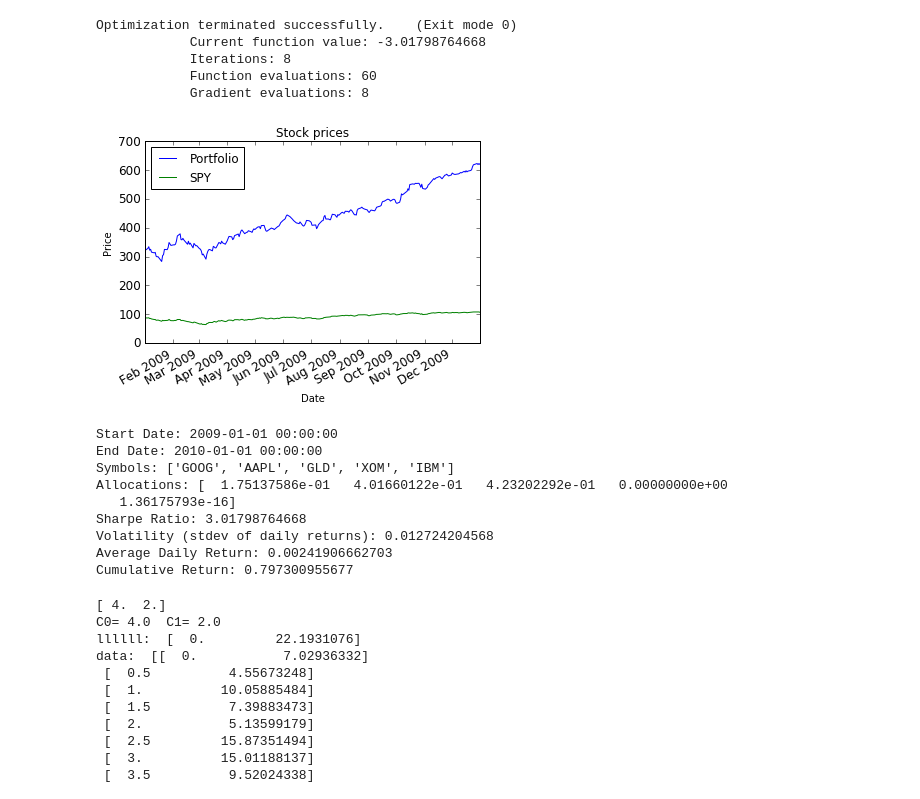
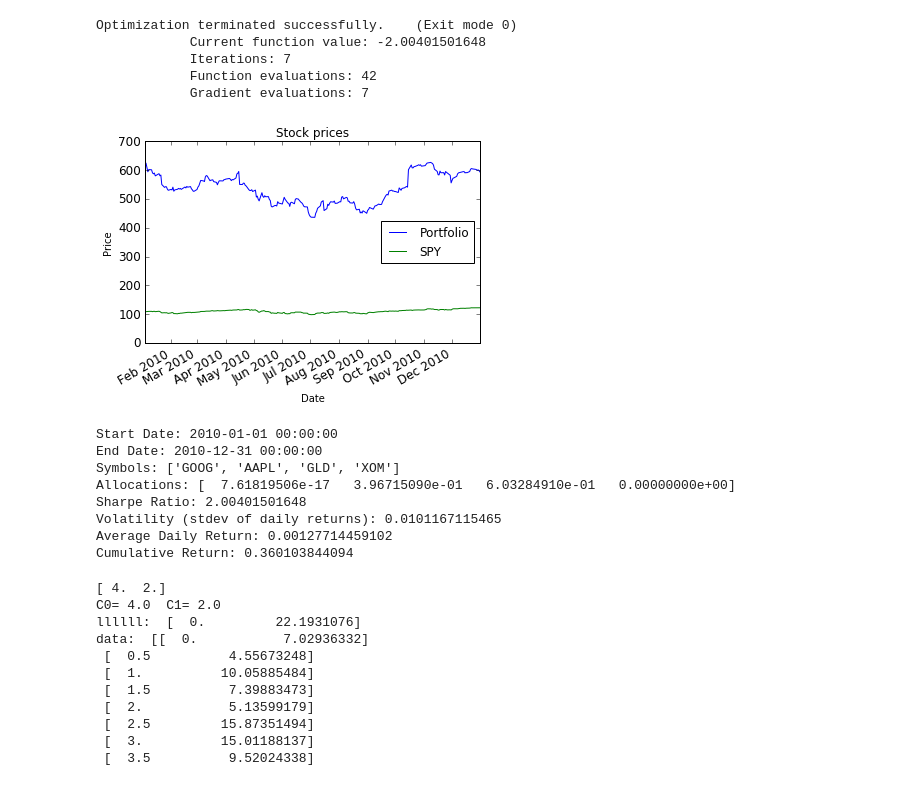
Before and after one commit to unijoy/ML4T_2017Spring, a Jupyter notebook: mc1p2_optimize_portfolio/mc1p2_optimize_portfolio.ipynb, the cells around one changed output. Saved outputs shown, nothing was run; the diff lists cells and outputs as text; code cells hidden in the pictures.

```diff
--- a/mc1p2_optimize_portfolio/mc1p2_optimize_portfolio.ipynb
+++ b/mc1p2_optimize_portfolio/mc1p2_optimize_portfolio.ipynb
@@ -65,8 +65,9 @@ def optimize_portfolio(sd=dt.datetime(2008,1,1), ed=dt.datetime(2009,1,1), \
 
     import scipy.optimize as spo
 
-    def min_sharpe(data,error_func):
-        allocs = np.asarray([0.2, 0.2, 0.3, 0.3, 0.0])
+    def min_sharpe(syms,data,error_func):
+        # Init the allocations for the optimal portfolio
+        allocs = [0.1 for x in syms]
 
         #Says one minus the sum of all variables must be zero
         cons = ({'type': 'eq', 'fun': lambda x:  1 - sum(x)})
@@ -82,12 +83,7 @@ def optimize_portfolio(sd=dt.datetime(2008,1,1), ed=dt.datetime(2009,1,1), \
     prices_all = get_data(syms, dates)  # automatically adds SPY
     prices = prices_all[syms]  # only portfolio symbols
     prices_SPY = prices_all['SPY']  # only SPY, for comparison later
-
-    # find the allocations for the optimal portfolio
-    allocs = np.asarray([0.2, 0.2, 0.3, 0.3, 0.0]) # add code here to find the allocations
-    cr, adr, sddr, sr = [0.25, 0.001, 0.0005, 2.1] # add code here to compute stats
-
-    allocs = min_sharpe(prices,get_negative_sharpe)
+    allocs = min_sharpe(syms,prices,get_negative_sharpe)
     cr, adr, sddr, sr = assess_portfolio(sd = sd, ed = ed,syms = syms, allocs = allocs)
 
     # Get daily portfolio value
@@ -100,50 +96,57 @@ def optimize_portfolio(sd=dt.datetime(2008,1,1), ed=dt.datetime(2009,1,1), \
         ax = df_temp.plot(title="Stock prices", fontsize=12)
         ax.set_xlabel("Date")
         ax.set_ylabel("Price")
         plt.show()
         fig = ax.get_figure()
         fig.savefig("comparison_optimal.png")
 
     return allocs, cr, adr, sddr, sr
 
 def test_code():
-    start_date = dt.datetime(2009,1,1)
-    end_date = dt.datetime(2010,1,1)
-    symbols = ['GOOG', 'AAPL', 'GLD', 'XOM', 'IBM']
+    start_date = dt.datetime(2010,1,1)
+    end_date = dt.datetime(2010,12,31)
+    symbols = ['GOOG', 'AAPL', 'GLD', 'XOM']
+
+    '''
+    Optimal allocations: [  5.38105153e-16   3.96661695e-01   6.03338305e-01  -5.42000166e-17]
+    Sharpe Ratio: 2.00401501102
+    Volatility (stdev of daily returns): 0.0101163831312
+    Average Daily Return: 0.00127710312803
+    Cumulative Return: 0.360090826885
+    '''
 
     # Assess the portfolio
     allocations, cr, adr, sddr, sr = optimize_portfolio(sd = start_date, ed = end_date,\
         syms = symbols, \
         gen_plot = True)
 
     # Print statistics
     print "Start Date:", start_date
     print "End Date:", end_date
     print "Symbols:", symbols
     print "Allocations:", allocations
     print "Sharpe Ratio:", sr
     print "Volatility (stdev of daily returns):", sddr
     print "Average Daily Return:", adr
     print "Cumulative Return:", cr
 
 if __name__ == "__main__":
     test_code()
 # %% [output]
 Optimization terminated successfully.    (Exit mode 0)
-            Current function value: -3.01798764668
-            Iterations: 8
-            Function evaluations: 60
-            Gradient evaluations: 8
+            Current function value: -2.00401501648
+            Iterations: 7
+            Function evaluations: 42
+            Gradient evaluations: 7
-[figure, old version]
+[figure, new version]
-Start Date: 2009-01-01 00:00:00
-End Date: 2010-01-01 00:00:00
-Symbols: ['GOOG', 'AAPL', 'GLD', 'XOM', 'IBM']
-Allocations: [  1.75137586e-01   4.01660122e-01   4.23202292e-01   0.00000000e+00
-   1.36175793e-16]
-Sharpe Ratio: 3.01798764668
-Volatility (stdev of daily returns): 0.012724204568
-Average Daily Return: 0.00241906662703
-Cumulative Return: 0.797300955677
+Start Date: 2010-01-01 00:00:00
+End Date: 2010-12-31 00:00:00
+Symbols: ['GOOG', 'AAPL', 'GLD', 'XOM']
+Allocations: [  7.61819506e-17   3.96715090e-01   6.03284910e-01   0.00000000e+00]
+Sharpe Ratio: 2.00401501648
+Volatility (stdev of daily returns): 0.0101167115465
+Average Daily Return: 0.00127714459102
+Cumulative Return: 0.360103844094
 # %%
 def error(line,data):
     err = np.sum(( data[:,1] - (line[0] * data[:,0] + line[1]) )**2)
```
Also changed, not shown: 2 other files.
